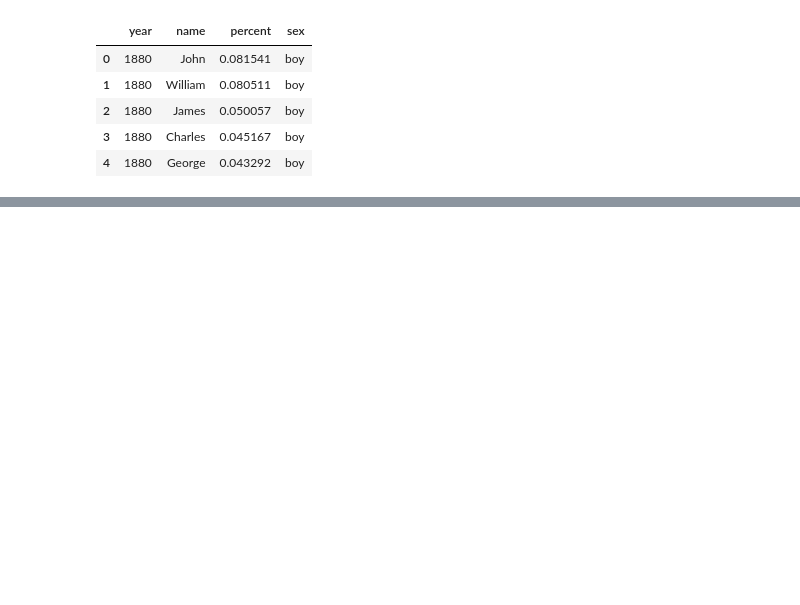
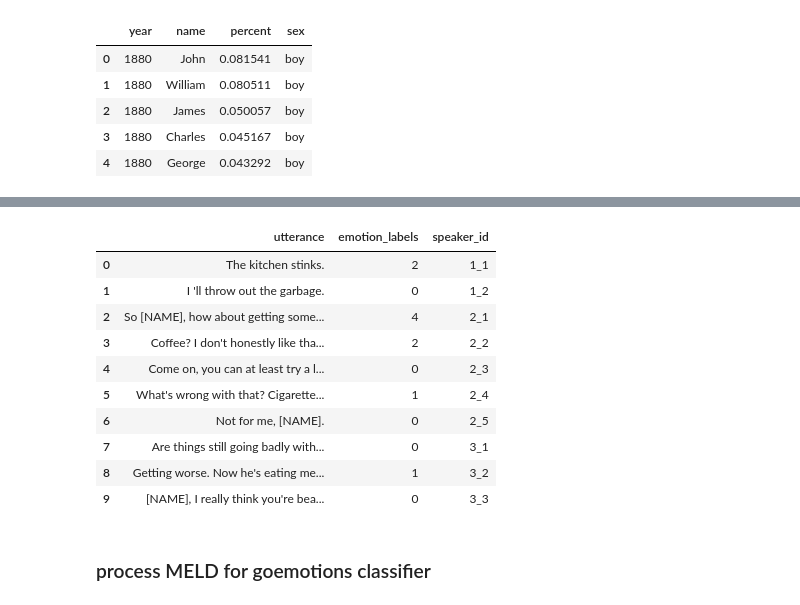
Before and after one commit to evelynyou/w266_project, a Jupyter notebook: exploration.ipynb, the cells around one changed output, grey strips where cells are left out. Drawn from its saved outputs; the diff is of its cells as text; code cells hidden in the pictures; blank space fills up the shorter version.

```diff
--- a/exploration.ipynb
+++ b/exploration.ipynb
@@ -510,0 +522,18 @@ new_utterance
+# %%
+dd_for_goemotions = pd.DataFrame()
+dd_for_goemotions["utterance"] = dd_data["utterance"]
+dd_for_goemotions["emotion_labels"] = dd_data["emotion_label"]
+dd_for_goemotions["speaker_id"] = dd_data["convo_idx"].map(str) + "_" + dd_data["utterance_idx"].map(str)
+dd_for_goemotions.head(10)
+# %% [output]
+|  | utterance | emotion_labels | speaker_id |
+| 0 | The kitchen stinks. | 2 | 1_1 |
+| 1 | I 'll throw out the garbage. | 0 | 1_2 |
+| 2 | So [NAME], how about getting some... | 4 | 2_1 |
+| 3 | Coffee? I don't honestly like tha... | 2 | 2_2 |
+| 4 | Come on, you can at least try a l... | 0 | 2_3 |
+| 5 | What's wrong with that? Cigarette... | 1 | 2_4 |
+| 6 | Not for me, [NAME]. | 0 | 2_5 |
+| 7 | Are things still going badly with... | 0 | 3_1 |
+| 8 | Getting worse. Now he's eating me... | 1 | 3_2 |
+| 9 | [NAME], I really think you're bea... | 0 | 3_3 |
@@ -510,0 +543,2 @@ new_utterance
+# %% [markdown]
+### process MELD for goemotions classifier
```
Also changed, not shown: parts of 28 cells of this notebook, 6 other files.
